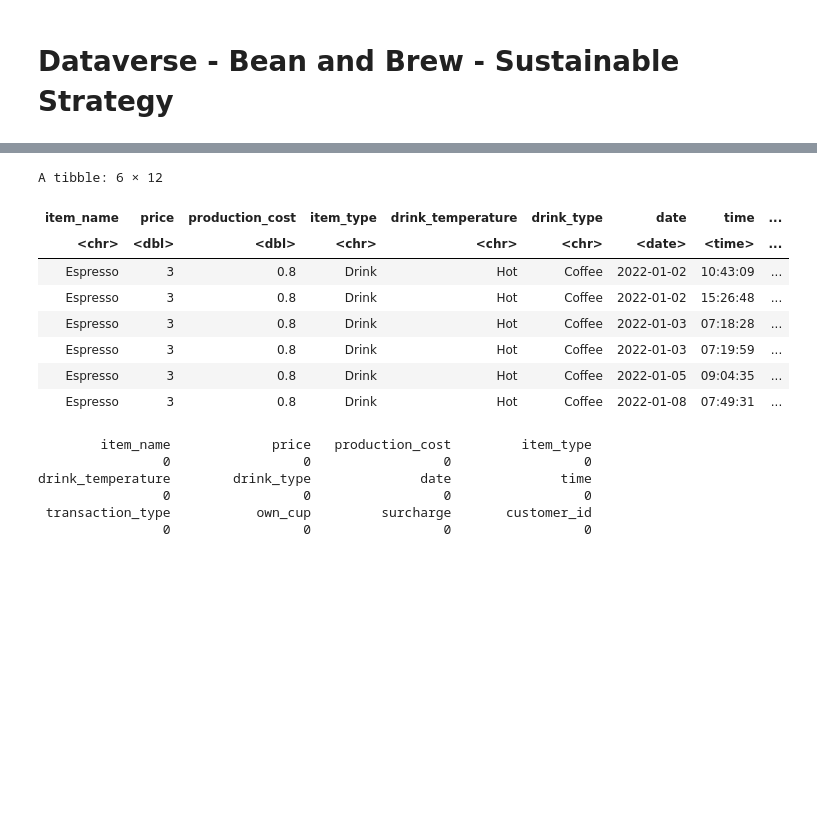
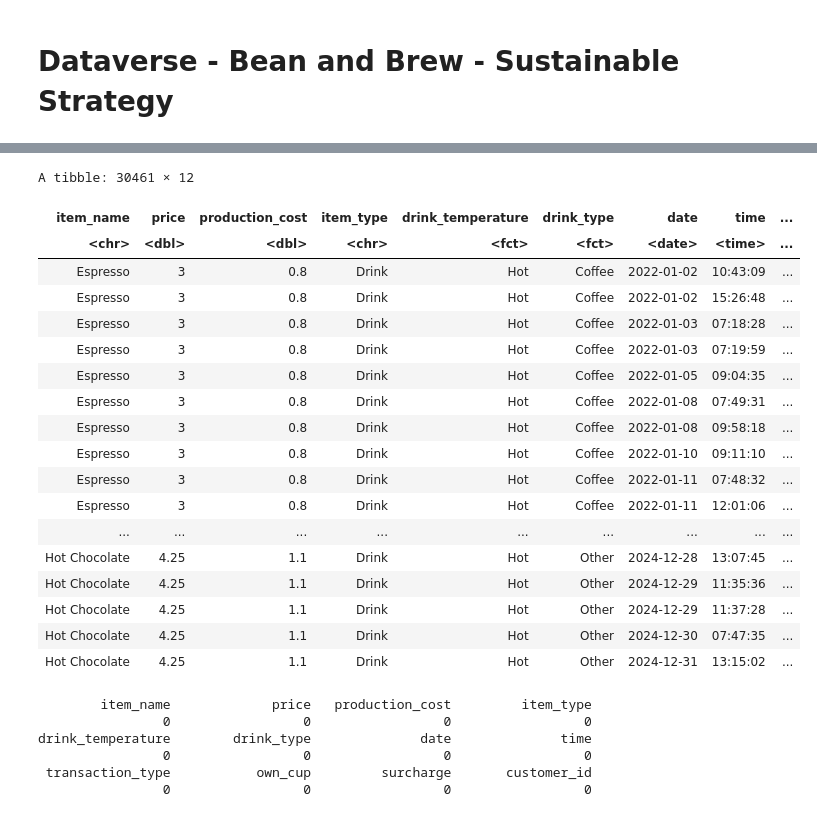
Before and after one commit to SharonGulati/dataverse, a Jupyter notebook: dataverse.ipynb, the cells around one changed output, grey strips where cells are left out. Cells and saved outputs as stored; diff of their text form; code cells hidden in the pictures; blank space fills up the shorter version.

```diff
--- a/dataverse.ipynb
+++ b/dataverse.ipynb
@@ -91,16 +129,27 @@ A tibble: 6 × 12
 # %%
-coffee_only <- filter(coffee, item_type != "Merchandise")
-head(coffee_only)
+coffee_only <- filter(coffee, item_type != "Merchandise") |>
+                mutate(drink_temperature = as_factor(drink_temperature), drink_type = as_factor(drink_type))
+coffee_only
 # %% [output]
-A tibble: 6 × 12
+A tibble: 30461 × 12
 | item_name | price | production_cost | item_type | drink_temperature | drink_type | date | time | ... |
-| <chr> | <dbl> | <dbl> | <chr> | <chr> | <chr> | <date> | <time> | ... |
+| <chr> | <dbl> | <dbl> | <chr> | <fct> | <fct> | <date> | <time> | ... |
 | Espresso | 3 | 0.8 | Drink | Hot | Coffee | 2022-01-02 | 10:43:09 | ... |
 | Espresso | 3 | 0.8 | Drink | Hot | Coffee | 2022-01-02 | 15:26:48 | ... |
 | Espresso | 3 | 0.8 | Drink | Hot | Coffee | 2022-01-03 | 07:18:28 | ... |
 | Espresso | 3 | 0.8 | Drink | Hot | Coffee | 2022-01-03 | 07:19:59 | ... |
 | Espresso | 3 | 0.8 | Drink | Hot | Coffee | 2022-01-05 | 09:04:35 | ... |
 | Espresso | 3 | 0.8 | Drink | Hot | Coffee | 2022-01-08 | 07:49:31 | ... |
+| Espresso | 3 | 0.8 | Drink | Hot | Coffee | 2022-01-08 | 09:58:18 | ... |
+| Espresso | 3 | 0.8 | Drink | Hot | Coffee | 2022-01-10 | 09:11:10 | ... |
+| Espresso | 3 | 0.8 | Drink | Hot | Coffee | 2022-01-11 | 07:48:32 | ... |
+| Espresso | 3 | 0.8 | Drink | Hot | Coffee | 2022-01-11 | 12:01:06 | ... |
+| ... | ... | ... | ... | ... | ... | ... | ... | ... |
+| Hot Chocolate | 4.25 | 1.1 | Drink | Hot | Other | 2024-12-28 | 13:07:45 | ... |
+| Hot Chocolate | 4.25 | 1.1 | Drink | Hot | Other | 2024-12-29 | 11:35:36 | ... |
+| Hot Chocolate | 4.25 | 1.1 | Drink | Hot | Other | 2024-12-29 | 11:37:28 | ... |
+| Hot Chocolate | 4.25 | 1.1 | Drink | Hot | Other | 2024-12-30 | 07:47:35 | ... |
+| Hot Chocolate | 4.25 | 1.1 | Drink | Hot | Other | 2024-12-31 | 13:15:02 | ... |
 # %%
 # %% [output]
         item_name             price   production_cost         item_type
```
Also changed, not shown: parts of 4 cells of this notebook.
